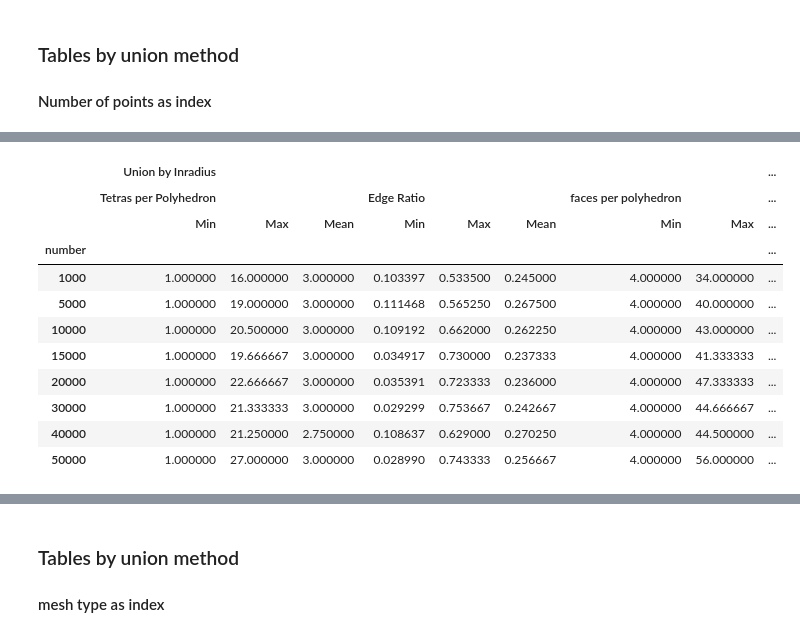
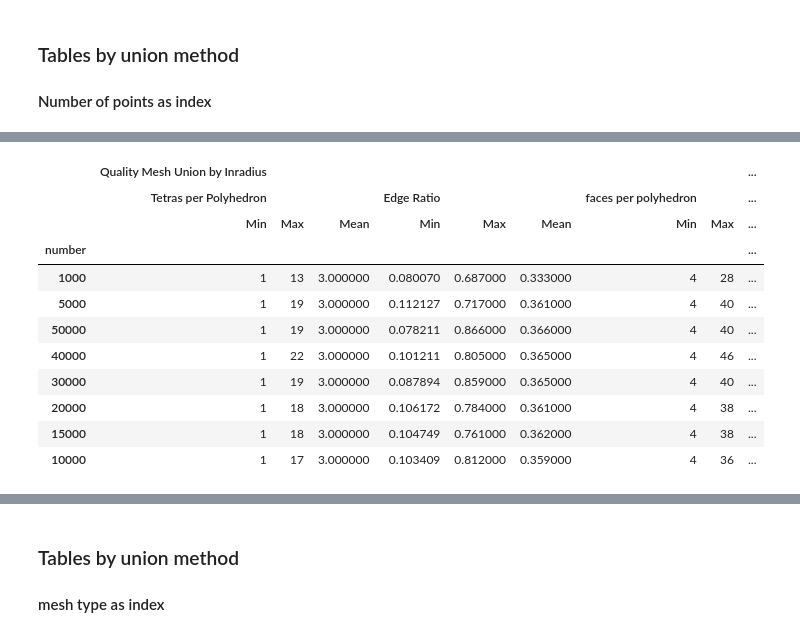
Before and after one commit to Magdalena-Alvarez/3D-Polylla, a Jupyter notebook: Experiments/experiments_analysis.ipynb, the cells around one changed output, grey strips where cells are left out. Cells and saved outputs as stored; diff of their text form; code cells hidden in the pictures.

```diff
--- a/Experiments/experiments_analysis.ipynb
+++ b/Experiments/experiments_analysis.ipynb
@@ -69,8 +69,8 @@ New_names = {
     "min_original_edge_ratio": "Tetgen Min Edge Ratio",
     "max_original_edge_ratio": "Tetgen Max Edge Ratio",
     "polyhedra_with_kernel": "Polyhedra with Kernel (%)",
-    "convex_rate":"Convex polygons (%)",
-    "n_tetra_left_rate":"Polygons that are tetras (%)"
+    "convex_rate":"Convex Polyhedra (%)",
+    "n_tetra_left_rate":"Polyhedra that are tetras (%)"
 }
 
 
@@ -86,7 +86,7 @@ df["Avg faces per polyhedron"] = df["Avg faces per polyhedron"].round(0)
 #round poly kernel rate
 df["Polyhedra with Kernel (%)"] = df["Polyhedra with Kernel (%)"].round(2)
 #round convex rate
-df["Convex polygons (%)"] = df["Convex polygons (%)"].round(2)
+df["Convex Polyhedra (%)"] = df["Convex Polyhedra (%)"].round(2)
 #round
 df["Max Edge Ratio"] = df["Max Edge Ratio"].round(3)
 df["Avg Edge Ratio"] = df["Avg Edge Ratio"].round(3)
@@ -188,51 +190,53 @@ multilvl.style.set_table_styles([
 # %%
-df_r_union = df[(df['union_method'] == 'r')].copy()
+df_r_union = df[(df['union_method'] == 'r' ) & ( df['Mesh type'] == 'semiuniform')].copy()
 df_r_union.set_index('number', inplace=True)
 multilvl = df_r_union[['Min tetras per polyhedron','Max tetras per polyhedron','Avg tetras per polyhedron',
                        "Min Edge Ratio","Max Edge Ratio","Avg Edge Ratio",
                        "Min faces per polyhedron","Max faces per polyhedron","Avg faces per polyhedron",
                        "Min Volume Ratio","Max Volume Ratio","Avg Volume Ratio",
-                       "Min Area Ratio", "Max Area Ratio", "Avg Area Ratio"]]
-multilvl = multilvl.groupby('number').mean()
+                       "Min Area Ratio", "Max Area Ratio", "Avg Area Ratio","Polyhedra with Kernel (%)"]]
+
 multilevel_columns = pd.MultiIndex.from_tuples([
 
-    ('Union by Inradius', 'Tetras per Polyhedron','Min'),
-    ('Union by Inradius', 'Tetras per Polyhedron', 'Max'),
-    ('Union by Inradius', 'Tetras per Polyhedron', 'Mean'),
-    ('Union by Inradius', 'Edge Ratio','Min'),
-    ('Union by Inradius', 'Edge Ratio', 'Max'),
-    ('Union by Inradius', 'Edge Ratio', 'Mean'),
-    ('Union by Inradius', 'faces per polyhedron','Min'),
-    ('Union by Inradius', 'faces per polyhedron', 'Max'),
-    ('Union by Inradius', 'faces per polyhedron', 'Mean'),
-    ('Union by Inradius', 'Volume Ratio','Min'),
-    ('Union by Inradius', 'Volume Ratio', 'Max'),
-    ('Union by Inradius', 'Volume Ratio', 'Mean'),
-    ('Union by Inradius', 'Area Ratio','Min'),
-    ('Union by Inradius', 'Area Ratio', 'Max'),
-    ('Union by Inradius', 'Area Ratio', 'Mean'),
+    ('Quality Mesh Union by Inradius', 'Tetras per Polyhedron','Min'),
+    ('Quality Mesh Union by Inradius', 'Tetras per Polyhedron', 'Max'),
+    ('Quality Mesh Union by Inradius', 'Tetras per Polyhedron', 'Mean'),
+    ('Quality Mesh Union by Inradius', 'Edge Ratio','Min'),
+    ('Quality Mesh Union by Inradius', 'Edge Ratio', 'Max'),
+    ('Quality Mesh Union by Inradius', 'Edge Ratio', 'Mean'),
+    ('Quality Mesh Union by Inradius', 'faces per polyhedron','Min'),
+    ('Quality Mesh Union by Inradius', 'faces per polyhedron', 'Max'),
+    ('Quality Mesh Union by Inradius', 'faces per polyhedron', 'Mean'),
+    ('Quality Mesh Union by Inradius', 'Volume Ratio','Min'),
+    ('Quality Mesh Union by Inradius', 'Volume Ratio', 'Max'),
+    ('Quality Mesh Union by Inradius', 'Volume Ratio', 'Mean'),
+    ('Quality Mesh Union by Inradius', 'Area Ratio','Min'),
+    ('Quality Mesh Union by Inradius', 'Area Ratio', 'Max'),
+    ('Quality Mesh Union by Inradius', 'Area Ratio', 'Mean'),
+    ('Quality Mesh Union by Inradius', 'Polyhedra with Kernel',"(%)"),
  # Añadir esta línea para la columna faltante
 
 ])
+
 multilvl.columns = multilevel_columns
 
 multilvl.style.set_table_styles([
    {'selector': 'th',
     'props': [
         ('text-align', 'center')
     ]
     }]
 )
 # %% [output]
-|  | Union by Inradius |  |  |  |  |  |  |  | ... |
+|  | Quality Mesh Union by Inradius |  |  |  |  |  |  |  | ... |
 |  | Tetras per Polyhedron |  |  | Edge Ratio |  |  | faces per polyhedron |  | ... |
 |  | Min | Max | Mean | Min | Max | Mean | Min | Max | ... |
 | number |  |  |  |  |  |  |  |  | ... |
-| 1000 | 1.000000 | 16.000000 | 3.000000 | 0.103397 | 0.533500 | 0.245000 | 4.000000 | 34.000000 | ... |
-| 5000 | 1.000000 | 19.000000 | 3.000000 | 0.111468 | 0.565250 | 0.267500 | 4.000000 | 40.000000 | ... |
-| 10000 | 1.000000 | 20.500000 | 3.000000 | 0.109192 | 0.662000 | 0.262250 | 4.000000 | 43.000000 | ... |
-| 15000 | 1.000000 | 19.666667 | 3.000000 | 0.034917 | 0.730000 | 0.237333 | 4.000000 | 41.333333 | ... |
-| 20000 | 1.000000 | 22.666667 | 3.000000 | 0.035391 | 0.723333 | 0.236000 | 4.000000 | 47.333333 | ... |
-| 30000 | 1.000000 | 21.333333 | 3.000000 | 0.029299 | 0.753667 | 0.242667 | 4.000000 | 44.666667 | ... |
-| 40000 | 1.000000 | 21.250000 | 2.750000 | 0.108637 | 0.629000 | 0.270250 | 4.000000 | 44.500000 | ... |
-| 50000 | 1.000000 | 27.000000 | 3.000000 | 0.028990 | 0.743333 | 0.256667 | 4.000000 | 56.000000 | ... |
+| 1000 | 1 | 13 | 3.000000 | 0.080070 | 0.687000 | 0.333000 | 4 | 28 | ... |
+| 5000 | 1 | 19 | 3.000000 | 0.112127 | 0.717000 | 0.361000 | 4 | 40 | ... |
+| 50000 | 1 | 19 | 3.000000 | 0.078211 | 0.866000 | 0.366000 | 4 | 40 | ... |
+| 40000 | 1 | 22 | 3.000000 | 0.101211 | 0.805000 | 0.365000 | 4 | 46 | ... |
+| 30000 | 1 | 19 | 3.000000 | 0.087894 | 0.859000 | 0.365000 | 4 | 40 | ... |
+| 20000 | 1 | 18 | 3.000000 | 0.106172 | 0.784000 | 0.361000 | 4 | 38 | ... |
+| 15000 | 1 | 18 | 3.000000 | 0.104749 | 0.761000 | 0.362000 | 4 | 38 | ... |
+| 10000 | 1 | 17 | 3.000000 | 0.103409 | 0.812000 | 0.359000 | 4 | 36 | ... |
```
Also changed, not shown: parts of 6 cells of this notebook, 41 other files.
